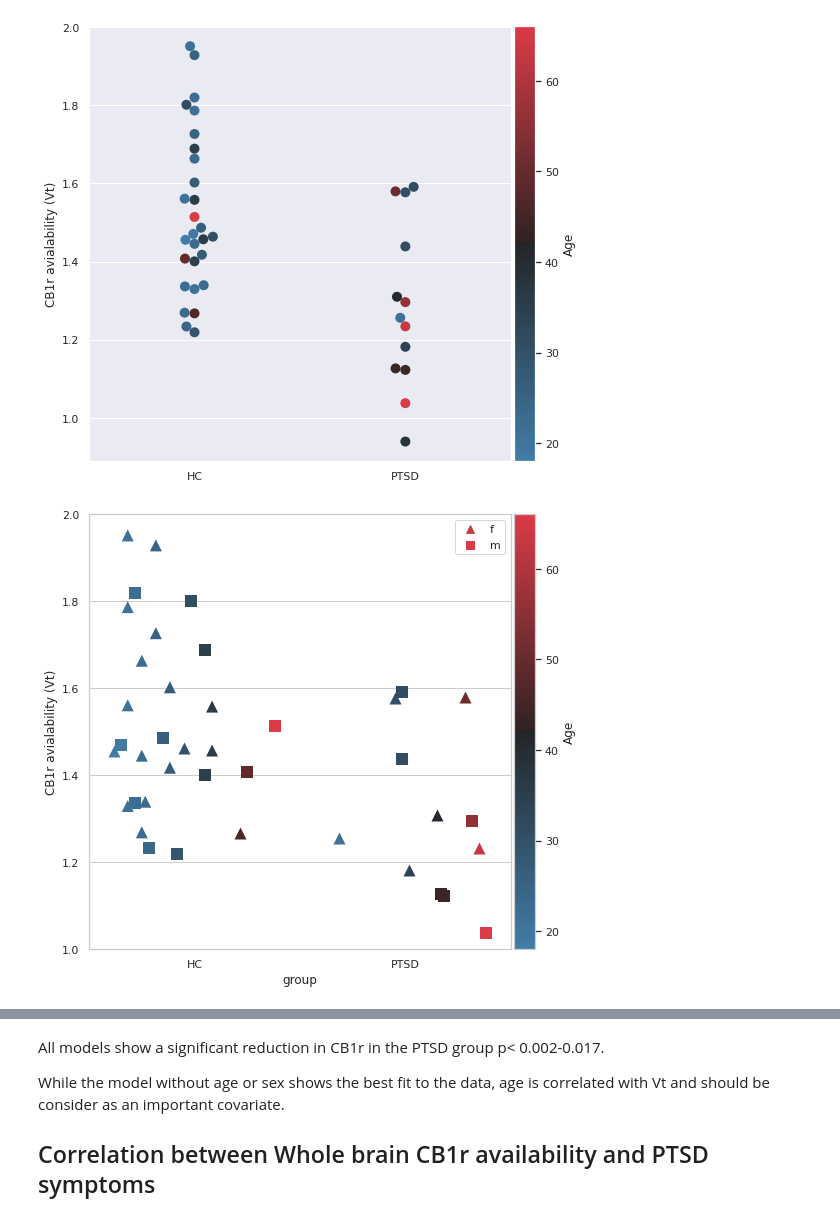
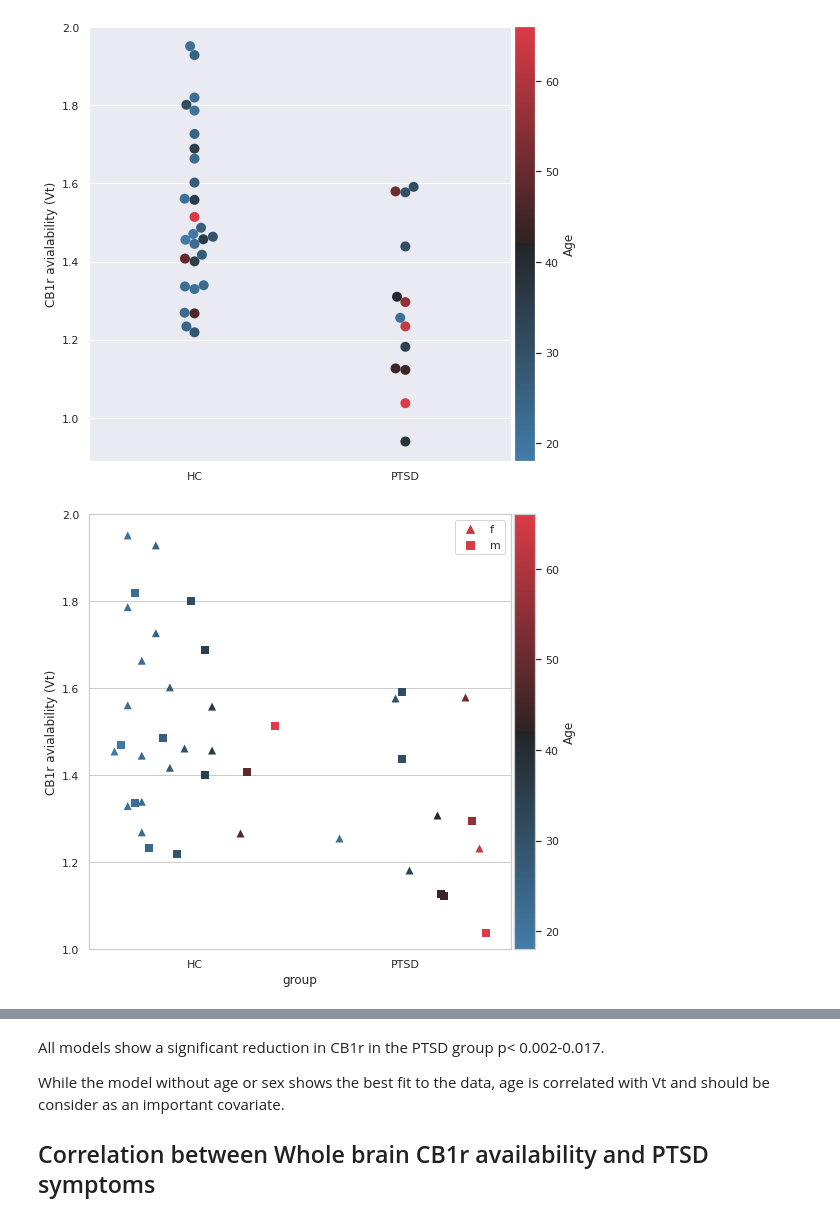
Before and after one commit to KoremNSN/CB1rPTSD, a Jupyter notebook: Whole_Brain_analysis.ipynb, the cells around one changed output, grey strips where cells are left out. Cells and saved outputs as stored; diff of their text form; code cells hidden in the pictures.

```diff
--- a/Whole_Brain_analysis.ipynb
+++ b/Whole_Brain_analysis.ipynb
@@ -206,32 +234,32 @@ tips = sns.load_dataset("tips")
 fig, ax = plt.subplots(1,1)
 # dummy plots, just to get the Path objects
 a = ax.scatter([1,2],[3,4], marker='s')
 b = ax.scatter([1,2],[3,4], marker='^')
 square_mk, = a.get_paths()
 triangle_up_mk, = b.get_paths()
 a.remove()
 b.remove()
 
-ax = sns.swarmplot(x="group", y="whole_brain",data=wb,size=12,hue = 'age', ax=ax,
+ax = sns.swarmplot(x="group", y="whole_brain",data=wb,size=8,hue = 'age', ax=ax,
               palette = colors, dodge=True)
 N_hues = len(pd.unique(wb.sex))
 
 c = ax.collections
 for a in c[::N_hues]:
     a.set_paths([triangle_up_mk])
 for a in c[1::N_hues]:
     a.set_paths([square_mk])
 #update legend
 ax.legend(c[-2:],pd.unique(wb.sex))
 ax.set(ylim=(1,2),ylabel="CB1r avialability (Vt)")
 ## create colorbar ##
 divider = make_axes_locatable(plt.gca())
 ax_cb = divider.new_horizontal(size="5%", pad=0.05)
 fig.add_axes(ax_cb)
 cb1 = matplotlib.colorbar.ColorbarBase(ax_cb, cmap=cmap,
                                 norm=norm,
                                 orientation='vertical')
 cb1.set_label('Age')
 plt.show()
 # %% [output]
-[figure, old version]
+[figure, new version]
```
Also changed, not shown: parts of 18 cells of this notebook.
